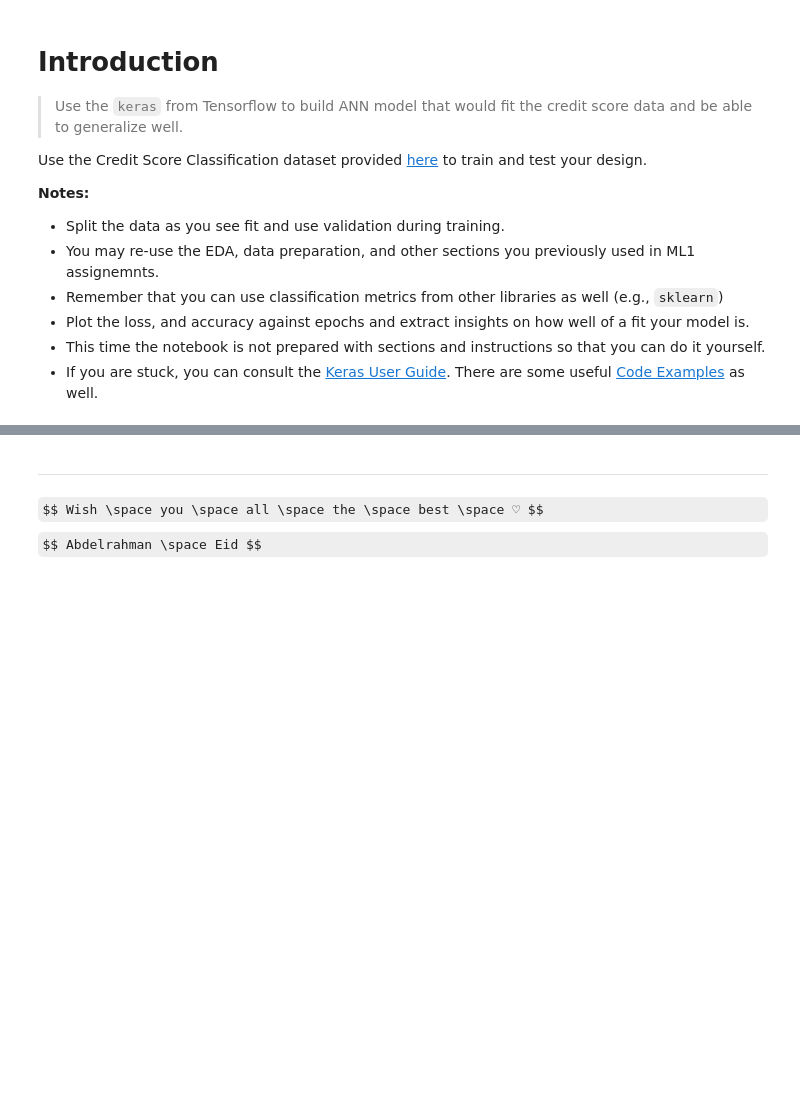
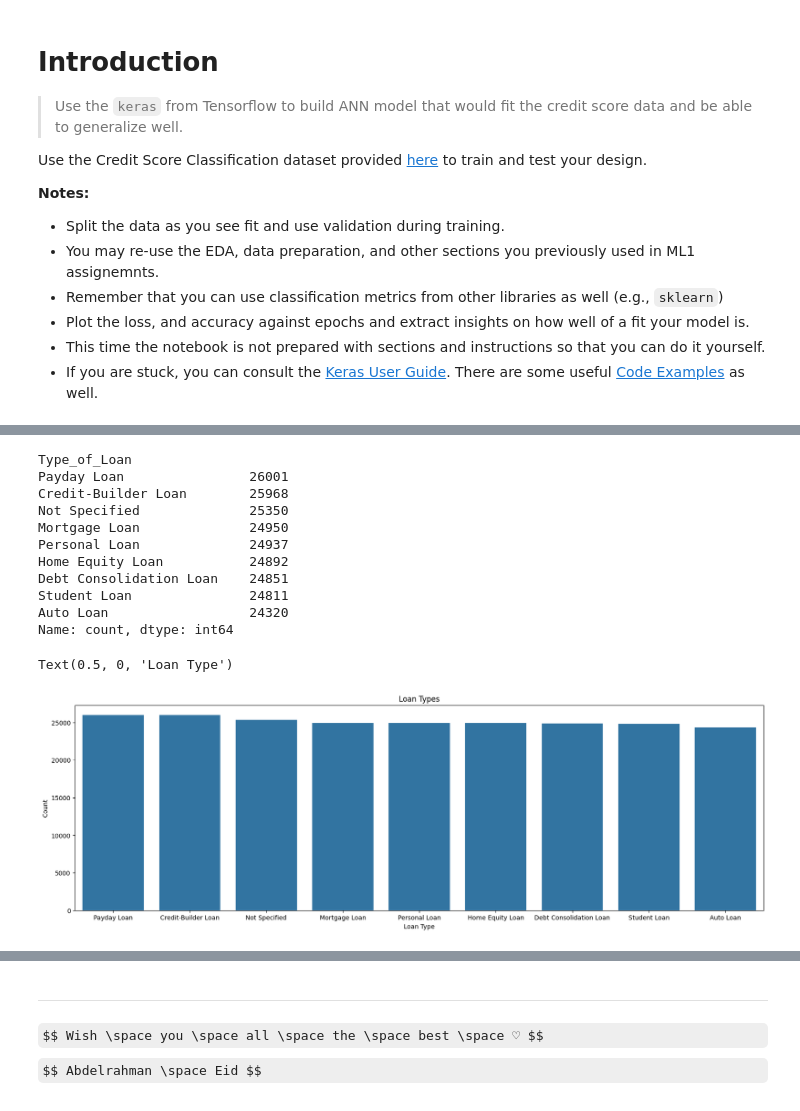
Before and after one commit to IsraaAbdelghany9/Deep_Learning_projects, a Jupyter notebook: dl_lab2_your_name.ipynb, the cells around one changed output, grey strips where cells are left out. Cells and saved outputs as stored; diff of their text form; code cells hidden in the pictures; some formulas as TeX source; blank space fills up the shorter version.

Commit message:
finisging EDA  for DL Credit Score notebook

```diff
--- a/dl_lab2_your_name.ipynb
+++ b/dl_lab2_your_name.ipynb
@@ -18,0 +51,3 @@ Use the Credit Score Classification dataset provided [here](https://www.kaggle.c
+# %%
+data = pd.read_csv('dataBases/Credit_Score_train.csv')
+data.head()
@@ -18,0 +64,3 @@ Use the Credit Score Classification dataset provided [here](https://www.kaggle.c
+# %%
+train_valid_data, test_data = train_test_split(data, test_size=0.2, random_state=1234)
+train_data, valid_data = train_test_split(train_valid_data, test_size=0.2, random_state=1234)
@@ -18,0 +183,31 @@ Use the Credit Score Classification dataset provided [here](https://www.kaggle.c
+# %%
+# Split the loan types and clean "and " from the beginning
+df_loans = train_data[['Type_of_Loan']].copy()
+df_loans['Type_of_Loan'] = df_loans['Type_of_Loan'].str.replace(r'\band ', '', regex=True)  # Remove 'and '
+df_loans['Type_of_Loan'] = df_loans['Type_of_Loan'].str.split(', ')  # Split into list
+df_loans = df_loans.explode('Type_of_Loan')  # Separate into rows
+
+# Count occurrences of each loan type
+loan_counts = df_loans['Type_of_Loan'].value_counts()
+print(loan_counts)
+
+# Plot the loan types
+plt.figure(figsize=(20, 6))
+sns.barplot(x=loan_counts.index, y=loan_counts.values)
+plt.title('Loan Types')
+plt.ylabel('Count')
+plt.xlabel('Loan Type')
+# %% [output]
+Type_of_Loan
+Payday Loan                26001
+Credit-Builder Loan        25968
+Not Specified              25350
+Mortgage Loan              24950
+Personal Loan              24937
+Home Equity Loan           24892
+Debt Consolidation Loan    24851
+Student Loan               24811
+Auto Loan                  24320
+Name: count, dtype: int64
+Text(0.5, 0, 'Loan Type')
+[figure, added]
```
Also changed, not shown: parts of 61 cells of this notebook.
